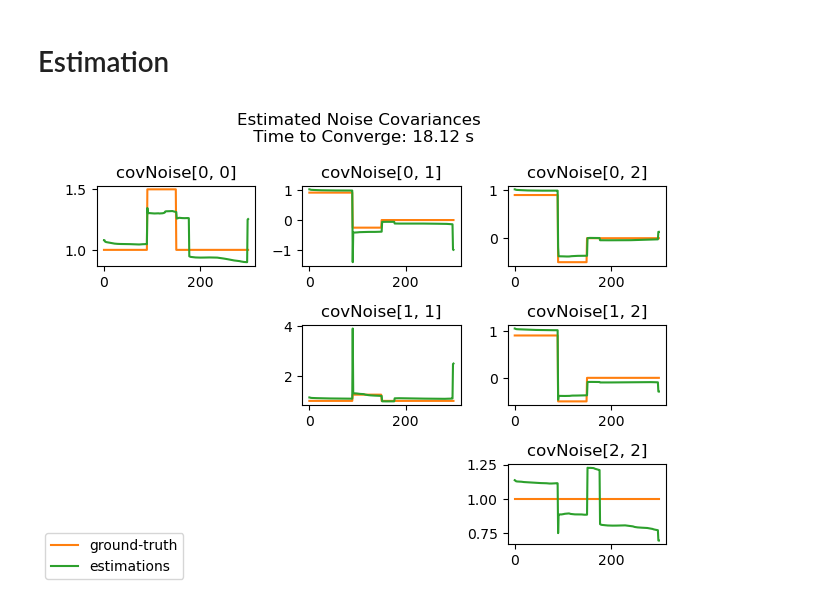
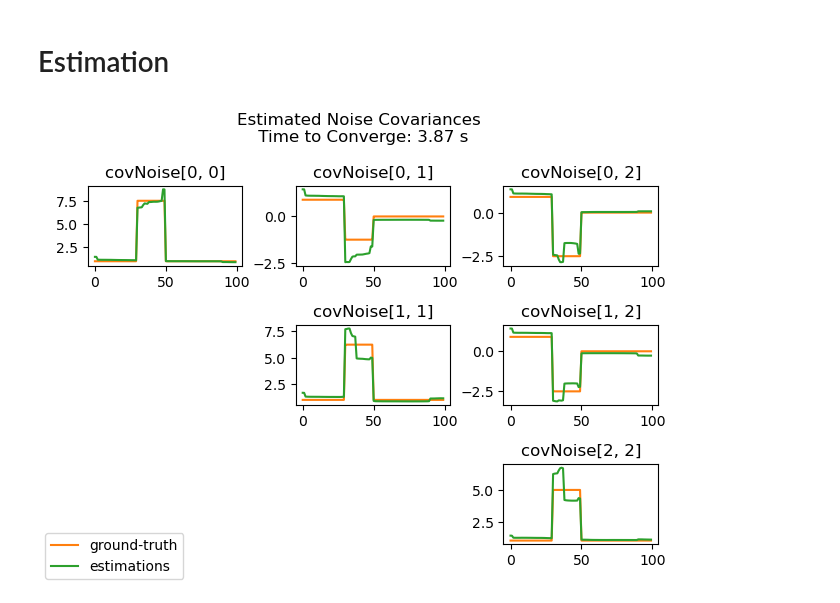
Before and after one commit to lubischu/compositeNUVs, a Jupyter notebook: notebooks/COVModel_applied.ipynb, the cells around one changed output. Saved outputs shown, nothing was run; the diff lists cells and outputs as text; code cells hidden in the pictures.

```diff
--- a/notebooks/COVModel_applied.ipynb
+++ b/notebooks/COVModel_applied.ipynb
@@ -14,7 +12,7 @@ from src.models.covModel import COVModel
 # Data Generation
 # %%
 # Specify Parameters
-N = 300
+N = 100
 D = 3
 seed = 0
 np.random.seed(seed)
@@ -32,6 +30,7 @@ covNoises = np.array([
     [[1.0, 0.9, 0.9], [0.9, 1.0, 0.9], [0.9, 0.9, 1.0]],
     [[1.5, -0.25, -0.5], [-0.25, 1.25, -0.5], [-0.5, -0.5, 1.0]],
     [[1.0, 0.0, 0.0], [0.0, 1.0, 0.0], [0.0, 0.0, 1.0]]])
+covNoises[1] *= 5.0
 
 # Calculate X and Y
 x = np.tile(mean, (N,1))
@@ -80,35 +79,32 @@ fig12.tight_layout()
 # %%
 # Initialize estimator
 estimator = COVModel(N=N, D=D)
 
 # Do estimation
-start_time = time.time()
-changes, i_it = estimator.estimate_VICF(z_hat=y-x, beta_u=20.0)
-stop_time = time.time()
-conv_time = stop_time - start_time
+changes, i_it, conv_time = estimator.estimate_VICF(z_hat=y-x)
 
 ########################################################################################################################
 
 # Plot estimations
 noiseCov_hat = estimator.calculate_noiseCov()
 
 fig2, axs2 = plt.subplots(3,3, squeeze=False)
 
 # Delete subplots that are not in upper-triangular
 for i in range(3):
     for j in range(i):
         axs2[i,j].remove()
 
 # Iterate through remaining axes
 for i in range(3):
     for j in range(i,3):
         axs2[i,j].plot(sigma[:,i,j], c='tab:orange')
         axs2[i,j].plot(noiseCov_hat[:,i,j], c='tab:green')
         axs2[i,j].set_title(f'covNoise[{i}, {j}]')
 
 fig2.suptitle(
     f'Estimated Noise Covariances \n Time to Converge: {round(conv_time, 2)} s')
 fig2.legend(['ground-truth', 'estimations'], loc='lower left')
 fig2.tight_layout()
 # %% [output]
-[figure, old version]
+[figure, new version]
```
Also changed, not shown: parts of 2 cells of this notebook, 7 other files.
